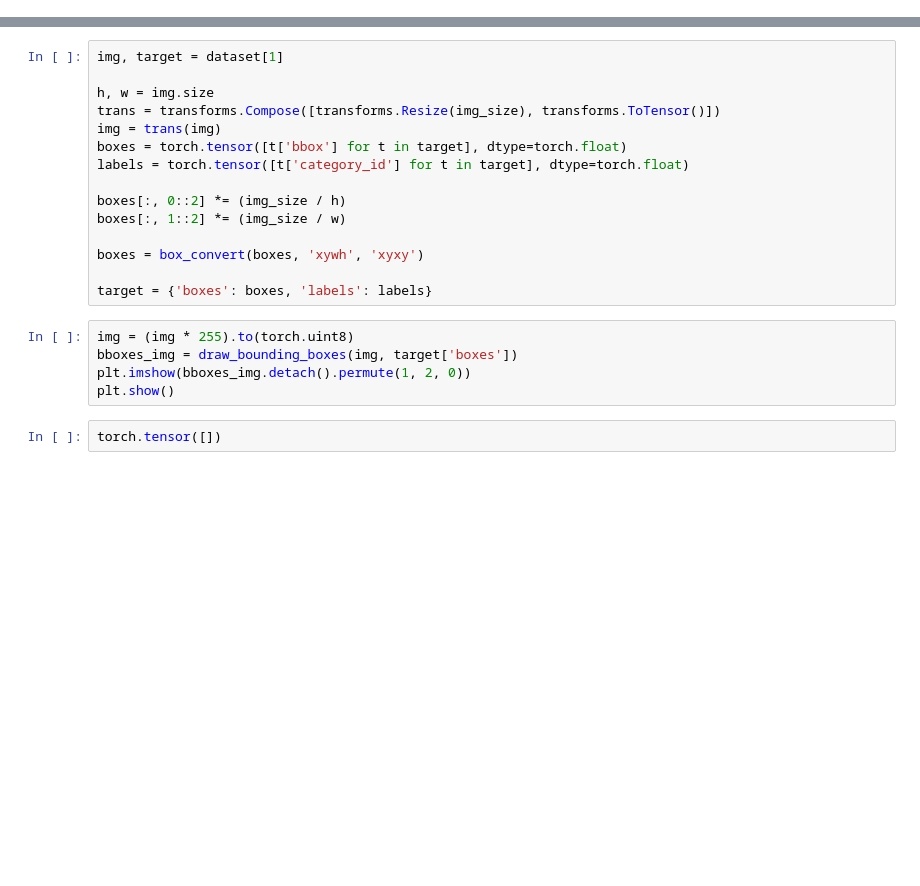
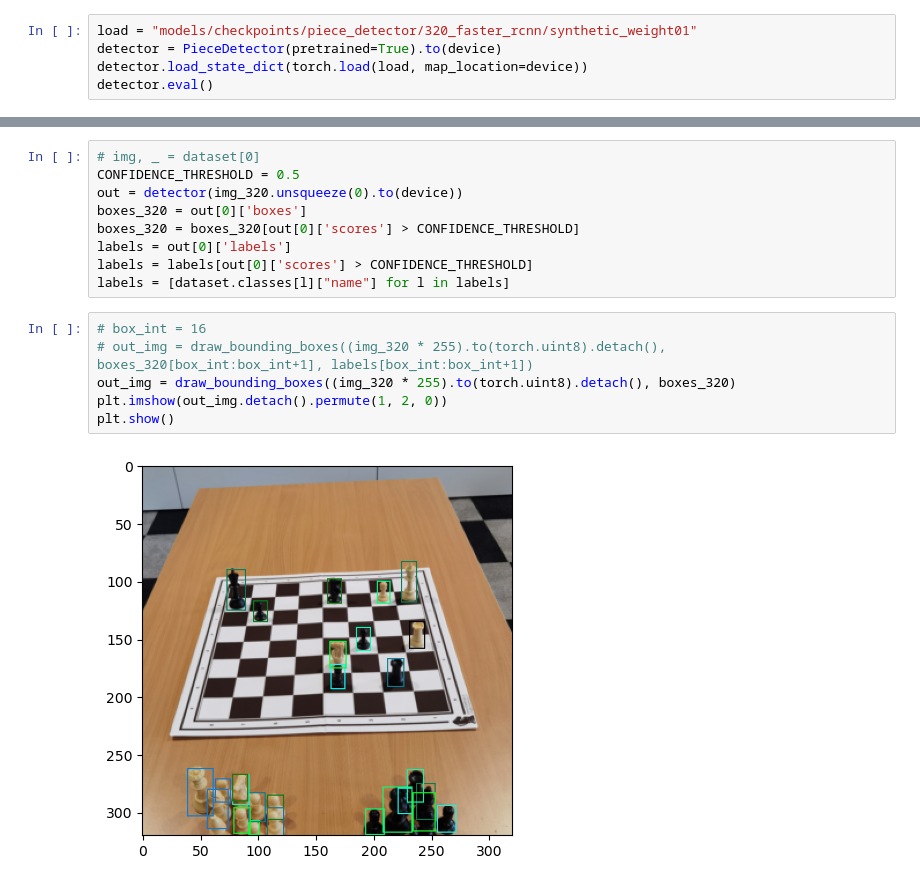
Before and after one commit to taroshg/chess-board-detection, a Jupyter notebook: testing.ipynb, the cells around one changed output, grey strips where cells are left out. Cells and saved outputs as stored; diff of their text form; blank space fills up the shorter version.

```diff
--- a/testing.ipynb
+++ b/testing.ipynb
@@ -62,0 +34,5 @@ target = {'boxes': boxes, 'labels': labels}
+# %%
+load = "models/checkpoints/piece_detector/320_faster_rcnn/synthetic_weight01"
+detector = PieceDetector(pretrained=True).to(device)
+detector.load_state_dict(torch.load(load, map_location=device))
+detector.eval()
@@ -70,22 +68,17 @@ plt.show()
-# %%
-img, target = dataset[1]
-
-h, w = img.size
-trans = transforms.Compose([transforms.Resize(img_size), transforms.ToTensor()])
-img = trans(img)
-boxes = torch.tensor([t['bbox'] for t in target], dtype=torch.float)
-labels = torch.tensor([t['category_id'] for t in target], dtype=torch.float)
-
-boxes[:, 0::2] *= (img_size / h)
-boxes[:, 1::2] *= (img_size / w)
-
-boxes = box_convert(boxes, 'xywh', 'xyxy')
-
-target = {'boxes': boxes, 'labels': labels}
+# %%
+# img, _ = dataset[0]
+CONFIDENCE_THRESHOLD = 0.5
+out = detector(img_320.unsqueeze(0).to(device))
+boxes_320 = out[0]['boxes']
+boxes_320 = boxes_320[out[0]['scores'] > CONFIDENCE_THRESHOLD]
+labels = out[0]['labels']
+labels = labels[out[0]['scores'] > CONFIDENCE_THRESHOLD]
+labels = [dataset.classes[l]["name"] for l in labels]
 # %%
-img = (img * 255).to(torch.uint8)
-bboxes_img = draw_bounding_boxes(img, target['boxes'])
-plt.imshow(bboxes_img.detach().permute(1, 2, 0))
+# box_int = 16
+# out_img = draw_bounding_boxes((img_320 * 255).to(torch.uint8).detach(), boxes_320[box_int:box_int+1], labels[box_int:box_int+1])
+out_img = draw_bounding_boxes((img_320 * 255).to(torch.uint8).detach(), boxes_320)
+plt.imshow(out_img.detach().permute(1, 2, 0))
 plt.show()
+# %% [output]
+[figure, added]
-# %%
-torch.tensor([])
```
Also changed, not shown: parts of 12 cells of this notebook, 16 other files.
